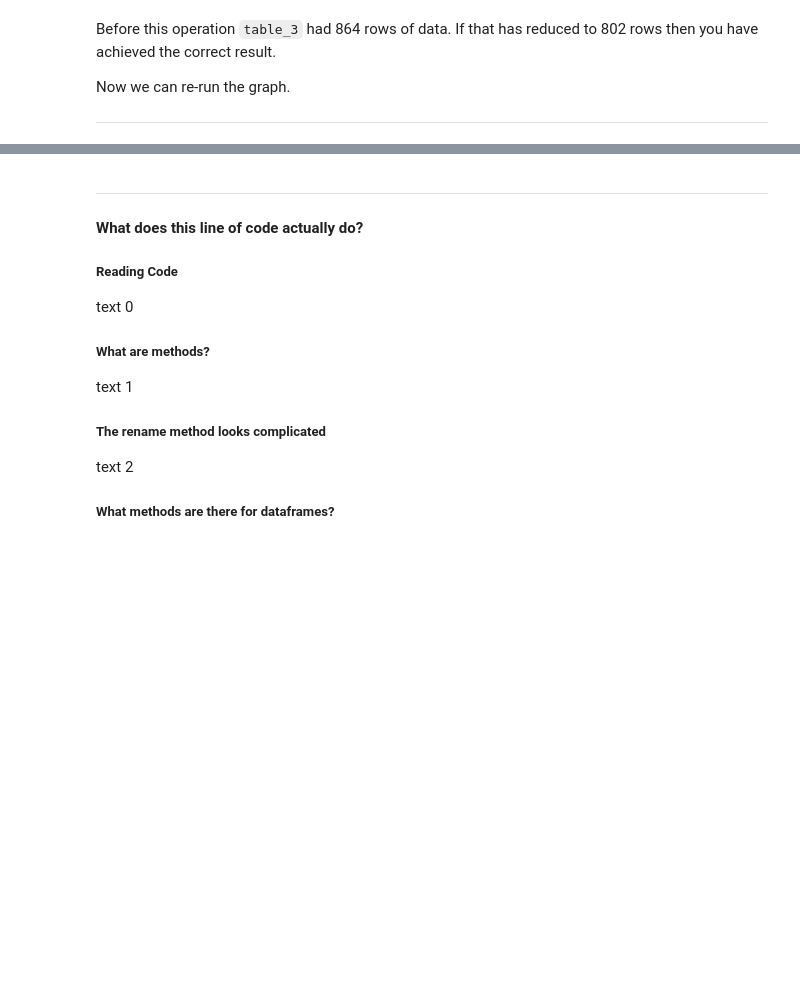
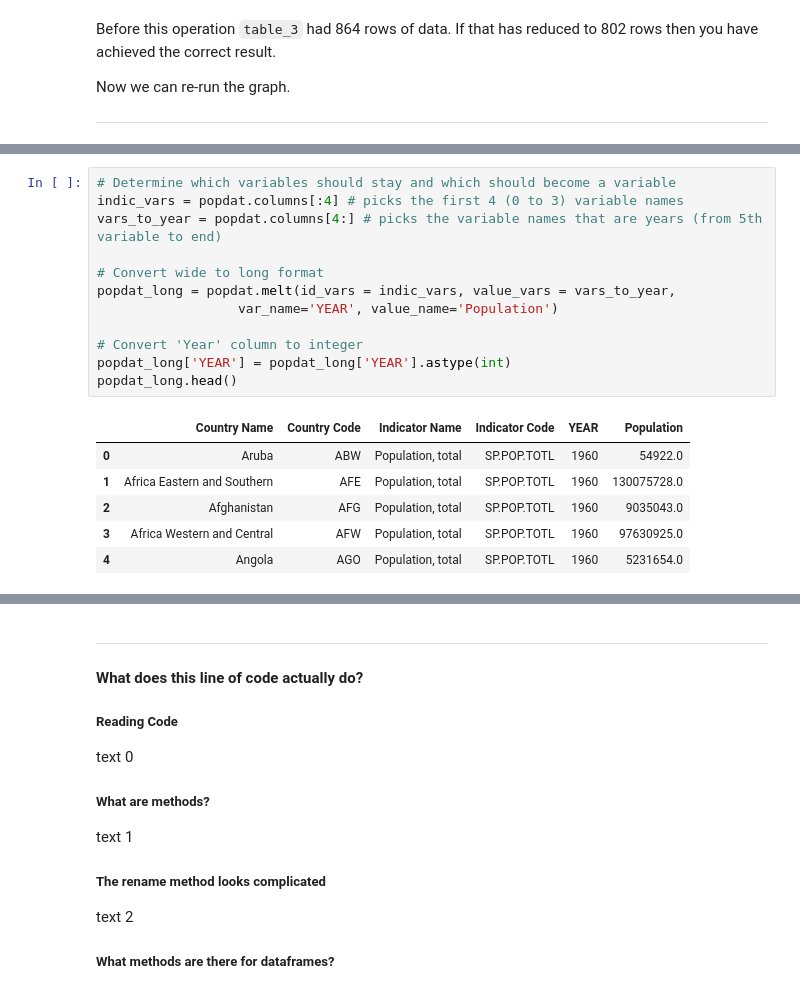
Before and after one commit to datasquad/DEE2025_coding, a Jupyter notebook: DataWalkThrough_DEE2025_pypj.ipynb, the cells around one changed output, grey strips where cells are left out. Cells and saved outputs as stored; diff of their text form; blank space fills up the shorter version.

```diff
--- a/DataWalkThrough_DEE2025_pypj.ipynb
+++ b/DataWalkThrough_DEE2025_pypj.ipynb
@@ -716,0 +926,19 @@ Now we can re-run the graph.
+# %%
+# Determine which variables should stay and which should become a variable
+indic_vars = popdat.columns[:4] # picks the first 4 (0 to 3) variable names
+vars_to_year = popdat.columns[4:] # picks the variable names that are years (from 5th variable to end)
+
+# Convert wide to long format
+popdat_long = popdat.melt(id_vars = indic_vars, value_vars = vars_to_year,
+                  var_name='YEAR', value_name='Population')
+
+# Convert 'Year' column to integer
+popdat_long['YEAR'] = popdat_long['YEAR'].astype(int)
+popdat_long.head()
+# %% [output]
+|  | Country Name | Country Code | Indicator Name | Indicator Code | YEAR | Population |
+| 0 | Aruba | ABW | Population, total | SP.POP.TOTL | 1960 | 54922.0 |
+| 1 | Africa Eastern and Southern | AFE | Population, total | SP.POP.TOTL | 1960 | 130075728.0 |
+| 2 | Afghanistan | AFG | Population, total | SP.POP.TOTL | 1960 | 9035043.0 |
+| 3 | Africa Western and Central | AFW | Population, total | SP.POP.TOTL | 1960 | 97630925.0 |
+| 4 | Angola | AGO | Population, total | SP.POP.TOTL | 1960 | 5231654.0 |
```
Also changed, not shown: parts of 24 cells of this notebook.
